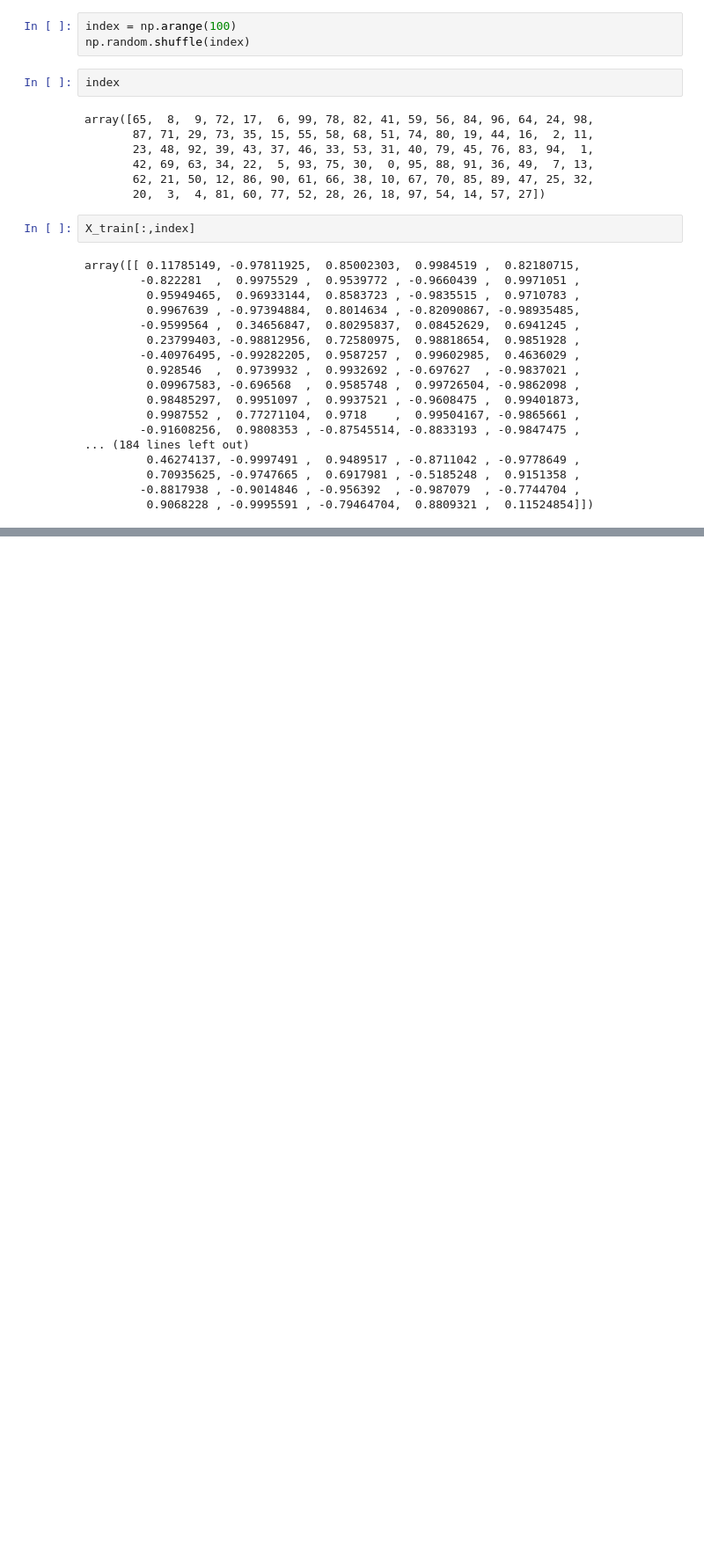
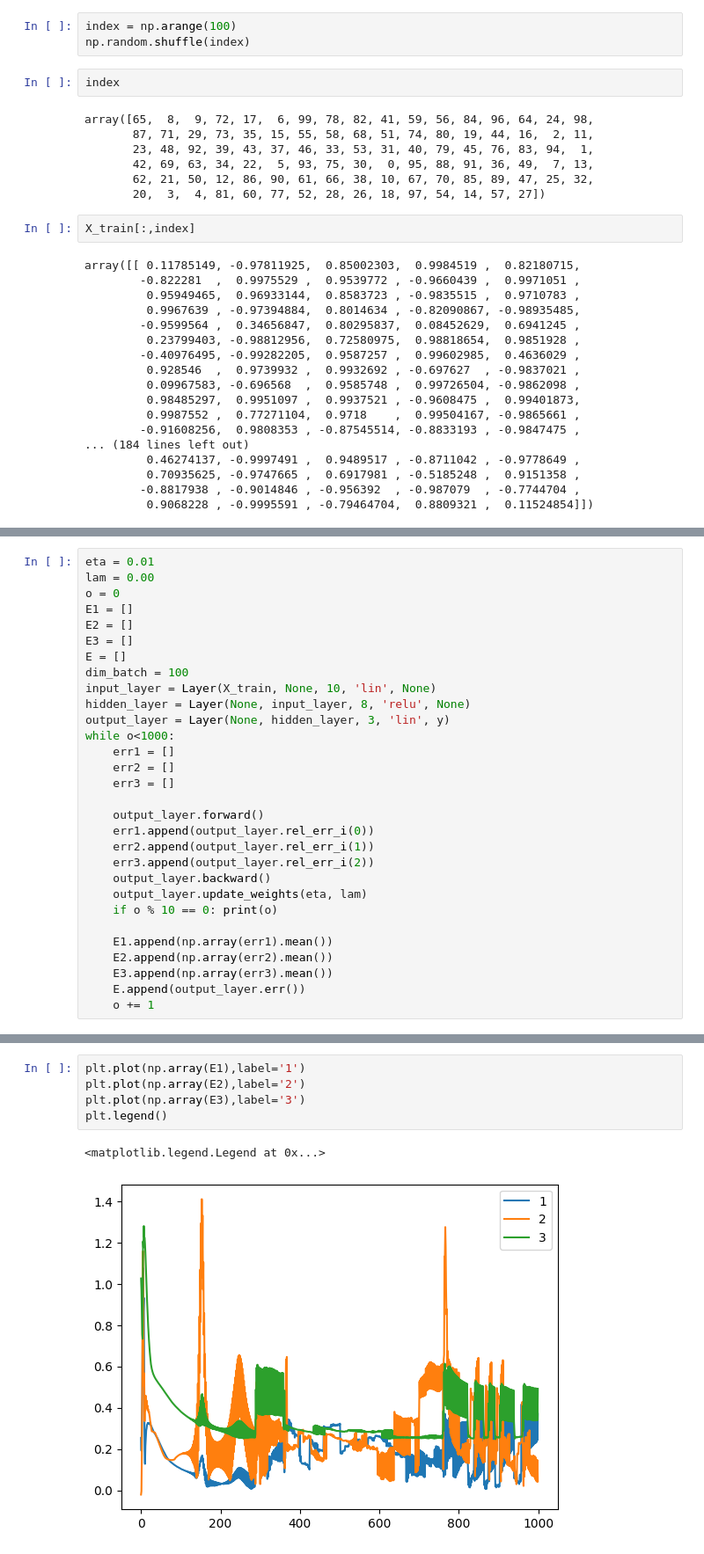
Before and after one commit to gmg00/ML_prj, a Jupyter notebook: notebooks/prova_train_ricorsivo.ipynb, the cells around one changed output, grey strips where cells are left out. Shown at 88% size. Cells and saved outputs as stored; diff of their text form; blank space fills up the shorter version.

```diff
--- a/notebooks/prova_train_ricorsivo.ipynb
+++ b/notebooks/prova_train_ricorsivo.ipynb
@@ -264,0 +339,30 @@ array([[  7.897453 ,  -9.330632 ,  14.8494005, ...,   7.265506 ,
+# %%
+eta = 0.01
+lam = 0.00
+o = 0
+E1 = []
+E2 = []
+E3 = []
+E = []
+dim_batch = 100
+input_layer = Layer(X_train, None, 10, 'lin', None)
+hidden_layer = Layer(None, input_layer, 8, 'relu', None)
+output_layer = Layer(None, hidden_layer, 3, 'lin', y)
+while o<1000:
+    err1 = []
+    err2 = []
+    err3 = []
+
+    output_layer.forward()
+    err1.append(output_layer.rel_err_i(0))
+    err2.append(output_layer.rel_err_i(1))
+    err3.append(output_layer.rel_err_i(2))
+    output_layer.backward()
+    output_layer.update_weights(eta, lam)
+    if o % 10 == 0: print(o)
+
+    E1.append(np.array(err1).mean())
+    E2.append(np.array(err2).mean())
+    E3.append(np.array(err3).mean())
+    E.append(output_layer.err())
+    o += 1
@@ -264,0 +387,8 @@ array([[  7.897453 ,  -9.330632 ,  14.8494005, ...,   7.265506 ,
+# %%
+plt.plot(np.array(E1),label='1')
+plt.plot(np.array(E2),label='2')
+plt.plot(np.array(E3),label='3')
+plt.legend()
+# %% [output]
+<matplotlib.legend.Legend at 0x...>
+[figure, added]
```
Also changed, not shown: parts of 8 cells of this notebook, 1 other file.
